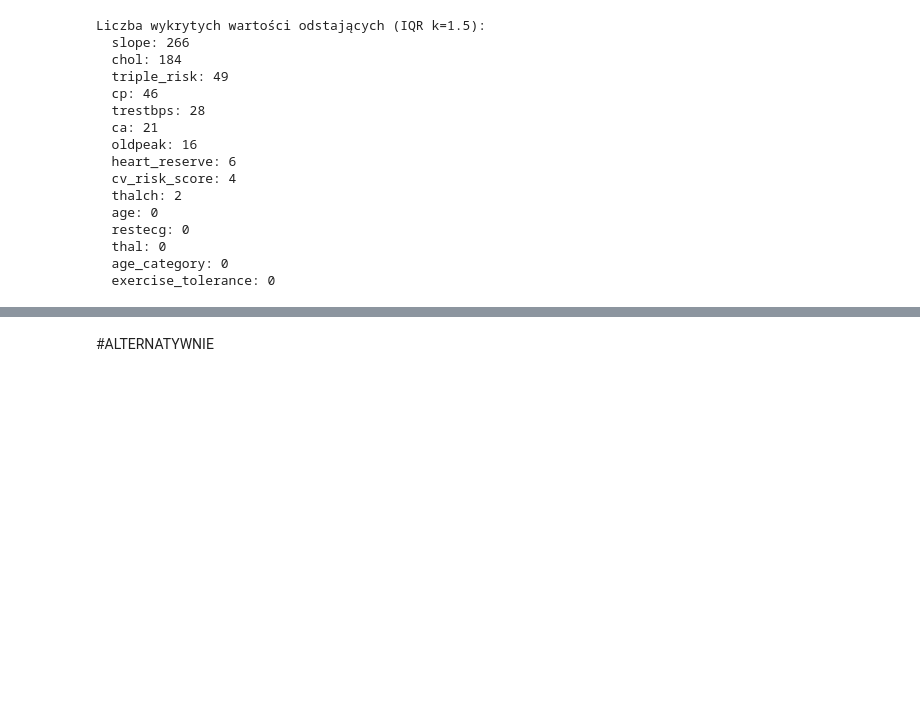
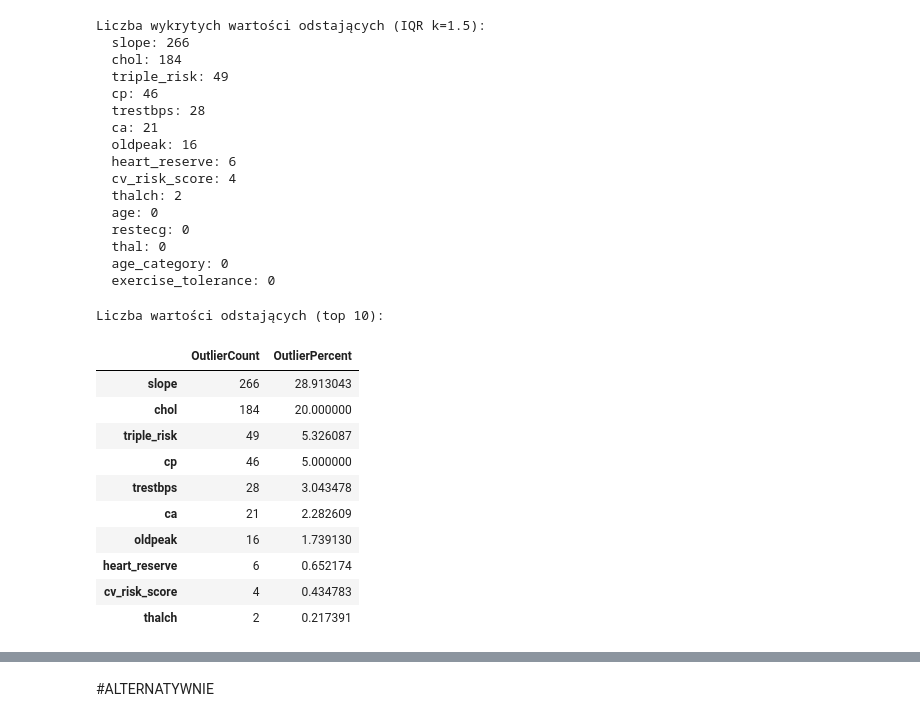
Before and after one commit to Nachos-mic/ZMUM_PROJEKT, a Jupyter notebook: zmum_project.ipynb, the cells around one changed output, grey strips where cells are left out. Drawn from its saved outputs; the diff is of its cells as text; code cells hidden in the pictures; blank space fills up the shorter version.

```diff
--- a/zmum_project.ipynb
+++ b/zmum_project.ipynb
@@ -747,3 +751,39 @@ Liczba wykrytych wartości odstających (IQR k=1.5):
   thal: 0
   age_category: 0
   exercise_tolerance: 0
+# %%
+# =============================================================================
+# 3.3A Identyfikacja outlierów (IQR – interquartile range)
+# =============================================================================
+
+def detect_iqr_outliers(series: pd.Series):
+    """Zwraca maskę wartości odstających na podstawie 1.5 * IQR."""
+    q1, q3 = series.quantile([0.25, 0.75])
+    iqr = q3 - q1
+    lower, upper = q1 - 1.5 * iqr, q3 + 1.5 * iqr
+    return (series < lower) | (series > upper)
+
+# Wybierz kolumny numeryczne do analizy
+boxplot_cols = df_encoded.select_dtypes(include=['float64', 'int64']).columns.tolist()
+
+# Oblicz liczbę outlierów w każdej kolumnie
+outlier_summary = pd.DataFrame({
+    'OutlierCount': [detect_iqr_outliers(df_encoded[c]).sum() for c in boxplot_cols],
+    'OutlierPercent': [100 * detect_iqr_outliers(df_encoded[c]).mean() for c in boxplot_cols]
+}, index=boxplot_cols).sort_values('OutlierPercent', ascending=False)
+
+print("Liczba wartości odstających (top 10):")
+display(outlier_summary.head(10))
+# %% [output]
+Liczba wartości odstających (top 10):
+|  | OutlierCount | OutlierPercent |
+| slope | 266 | 28.913043 |
+| chol | 184 | 20.000000 |
+| triple_risk | 49 | 5.326087 |
+| cp | 46 | 5.000000 |
+| trestbps | 28 | 3.043478 |
+| ca | 21 | 2.282609 |
+| oldpeak | 16 | 1.739130 |
+| heart_reserve | 6 | 0.652174 |
+| cv_risk_score | 4 | 0.434783 |
+| thalch | 2 | 0.217391 |
```
Also changed, not shown: parts of 19 cells of this notebook.
